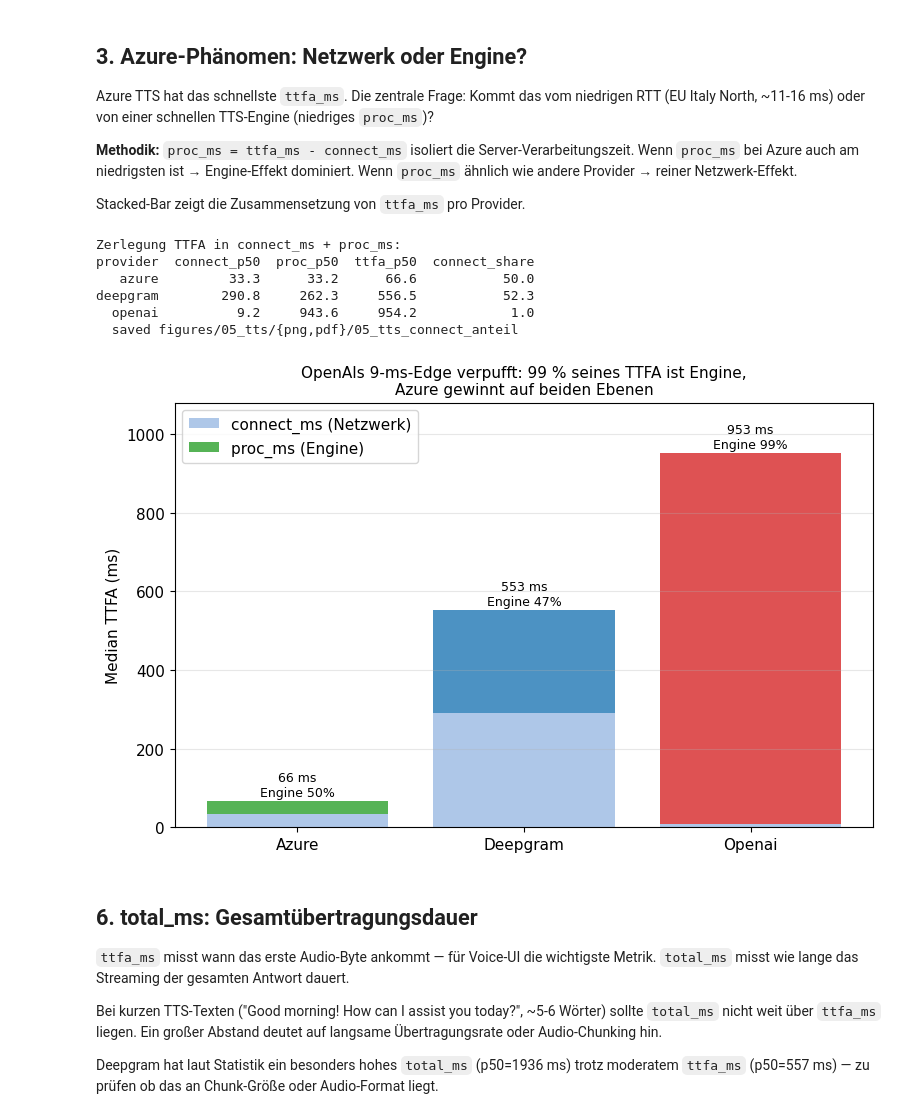
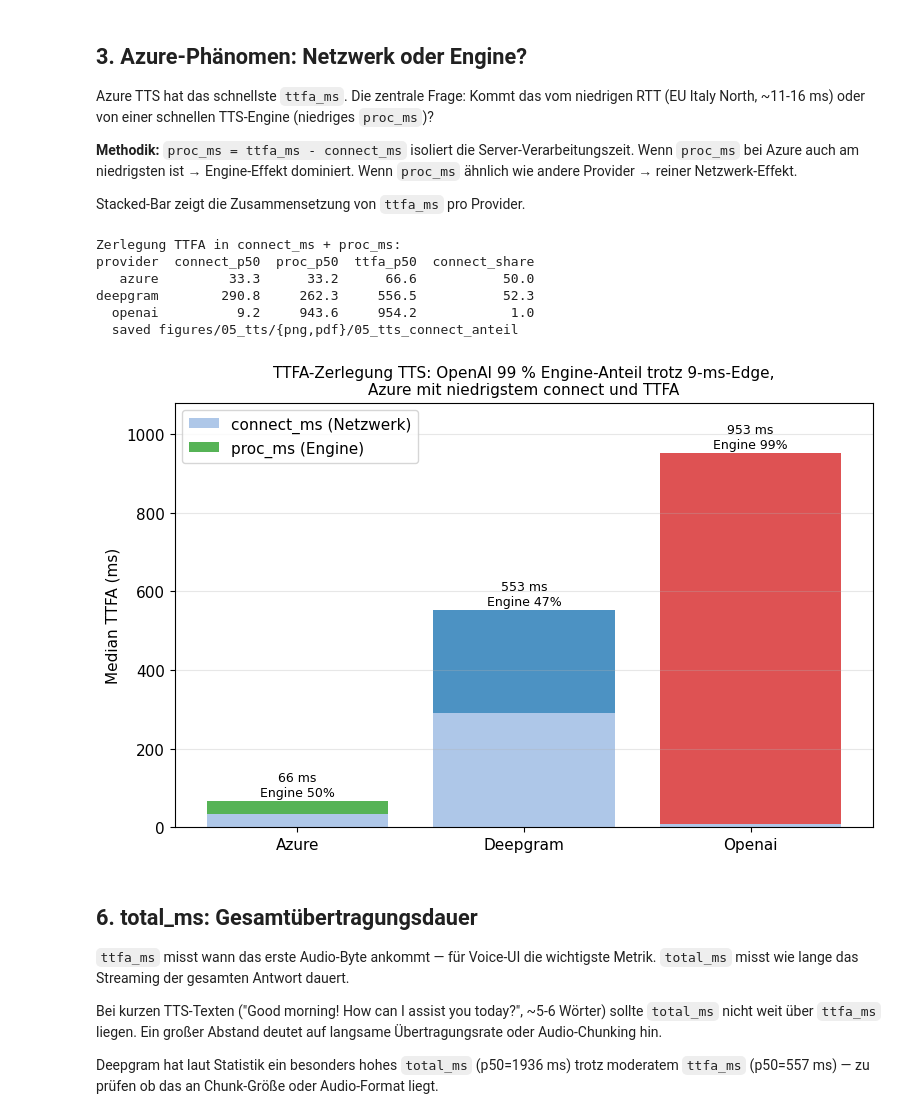
Before and after one commit to asphyxx24/bachelorThesis, a Jupyter notebook: analysis/05_layer3_tts.ipynb, the cells around one changed output. Drawn from its saved outputs; the diff is of its cells as text; code cells hidden in the pictures.

```diff
--- a/analysis/05_layer3_tts.ipynb
+++ b/analysis/05_layer3_tts.ipynb
@@ -152,35 +152,35 @@ print('Zerlegung TTFA in connect_ms + proc_ms:')
 print(decomp.to_string(index=False))
 
 # Stacked Bar
 fig, ax = plt.subplots(figsize=(8, 5.2))
 for i, api in enumerate(TTS_ORDER):
     conn = tts[tts['api'] == api]['connect_ms'].median()
     proc = tts[tts['api'] == api]['proc_ms'].median()
     ax.bar(api.capitalize(), conn, color='#aec7e8',
            label='connect_ms (Netzwerk)' if i == 0 else '')
     ax.bar(api.capitalize(), proc, bottom=conn, color=COLORS[api], alpha=0.8,
            label='proc_ms (Engine)' if i == 0 else '')
     total = conn + proc
     share = proc / total * 100
     ax.text(i, total + 5, f'{total:.0f} ms\nEngine {share:.0f}%',
             ha='center', va='bottom', fontsize=9)
 
 ax.set_ylabel('Median TTFA (ms)')
-ax.set_title('OpenAIs 9-ms-Edge verpufft: 99 % seines TTFA ist Engine,\nAzure gewinnt auf beiden Ebenen', fontsize=11)
+ax.set_title('TTFA-Zerlegung TTS: OpenAI 99 % Engine-Anteil trotz 9-ms-Edge,\nAzure mit niedrigstem connect und TTFA', fontsize=11)
 ax.set_ylim(0, 1080)
 ax.legend(loc='upper left')
 ax.grid(True, axis='y', alpha=0.3)
 fig.tight_layout()
 save_figure(fig, '05_tts_connect_anteil')
 plt.show()
 # %% [output]
 Zerlegung TTFA in connect_ms + proc_ms:
 provider  connect_p50  proc_p50  ttfa_p50  connect_share
    azure         33.3      33.2      66.6           50.0
 deepgram        290.8     262.3     556.5           52.3
   openai          9.2     943.6     954.2            1.0
   saved figures/05_tts/{png,pdf}/05_tts_connect_anteil
-[figure, old version]
+[figure, new version]
 # %% [markdown]
 ## 6. total_ms: Gesamtübertragungsdauer
 
```
Also changed, not shown: parts of 1 cell of this notebook, 24 other files.
